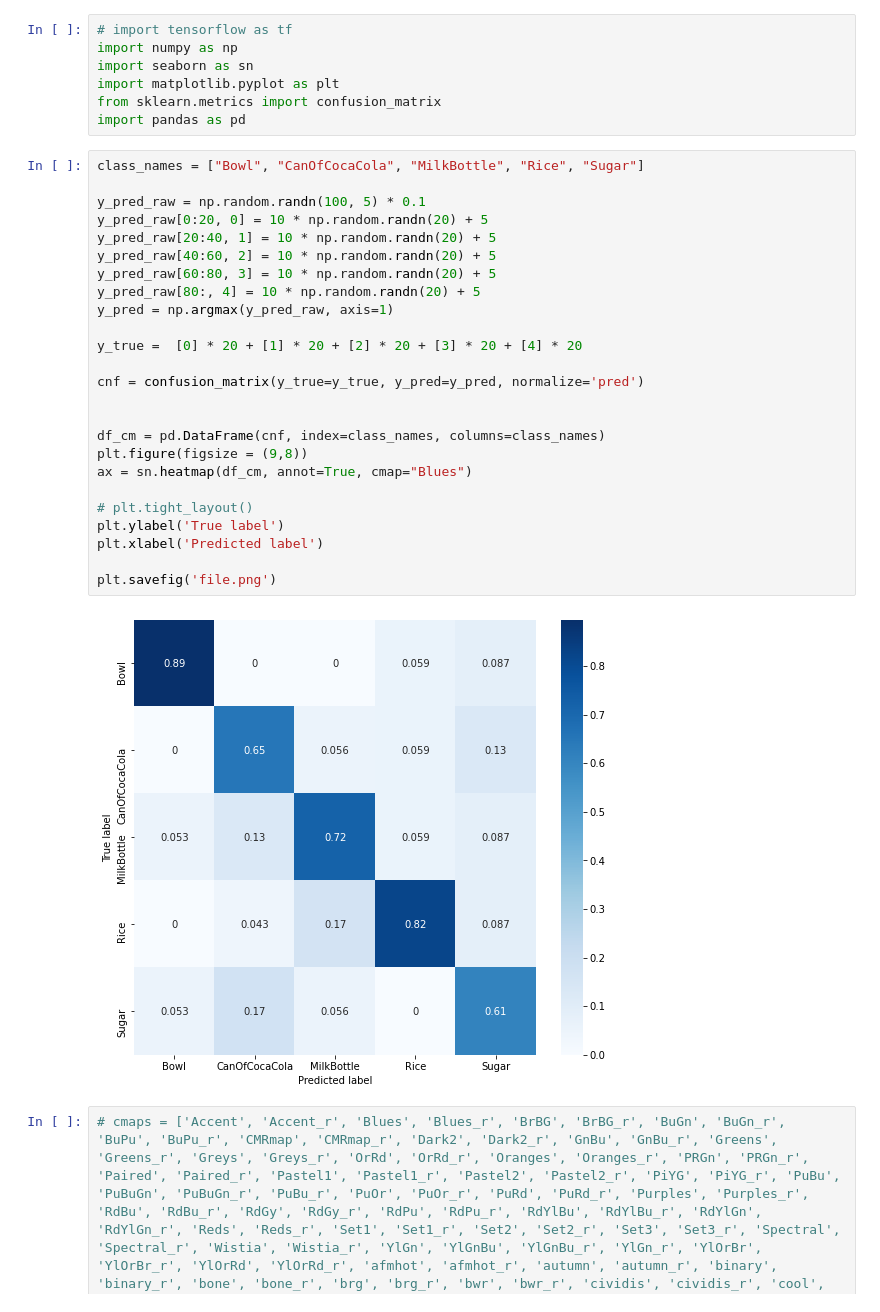
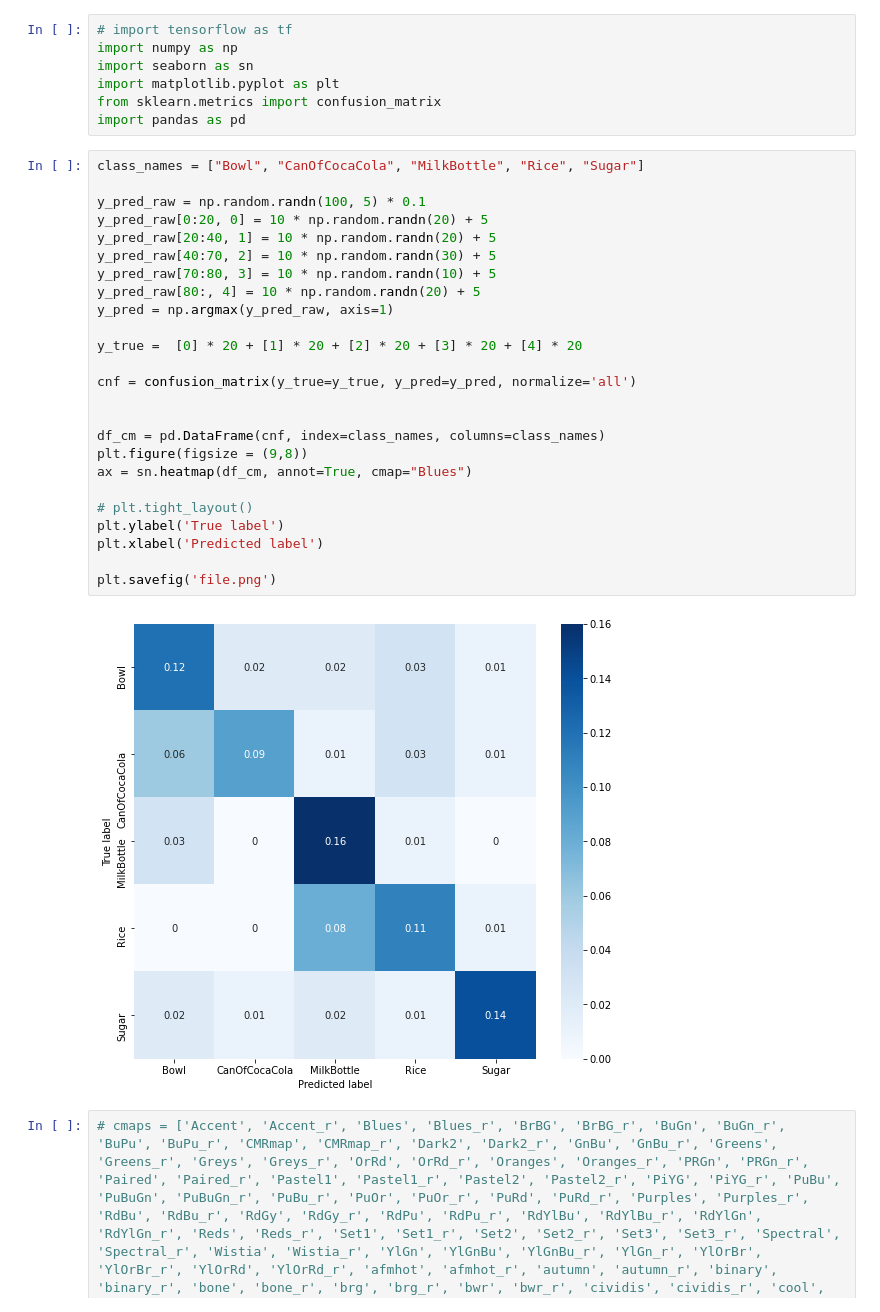
Before and after one commit to hbBoucherit/projet_analyse_video, a Jupyter notebook: cm_testing.ipynb, the cells around one changed output. Cells and saved outputs as stored; diff of their text form.

```diff
--- a/cm_testing.ipynb
+++ b/cm_testing.ipynb
@@ -8,28 +8,28 @@ import pandas as pd
 # %%
 class_names = ["Bowl", "CanOfCocaCola", "MilkBottle", "Rice", "Sugar"]
 
 y_pred_raw = np.random.randn(100, 5) * 0.1
 y_pred_raw[0:20, 0] = 10 * np.random.randn(20) + 5
 y_pred_raw[20:40, 1] = 10 * np.random.randn(20) + 5
-y_pred_raw[40:60, 2] = 10 * np.random.randn(20) + 5
-y_pred_raw[60:80, 3] = 10 * np.random.randn(20) + 5
+y_pred_raw[40:70, 2] = 10 * np.random.randn(30) + 5
+y_pred_raw[70:80, 3] = 10 * np.random.randn(10) + 5
 y_pred_raw[80:, 4] = 10 * np.random.randn(20) + 5
 y_pred = np.argmax(y_pred_raw, axis=1)
 
 y_true =  [0] * 20 + [1] * 20 + [2] * 20 + [3] * 20 + [4] * 20
 
-cnf = confusion_matrix(y_true=y_true, y_pred=y_pred, normalize='pred')
+cnf = confusion_matrix(y_true=y_true, y_pred=y_pred, normalize='all')
 
 
 df_cm = pd.DataFrame(cnf, index=class_names, columns=class_names)
 plt.figure(figsize = (9,8))
 ax = sn.heatmap(df_cm, annot=True, cmap="Blues")
 
 # plt.tight_layout()
 plt.ylabel('True label')
 plt.xlabel('Predicted label')
 
 plt.savefig('file.png')
 # %% [output]
-[figure, old version]
+[figure, new version]
 # %%
```
Also changed, not shown: parts of 4 cells of this notebook, 5 other files.
